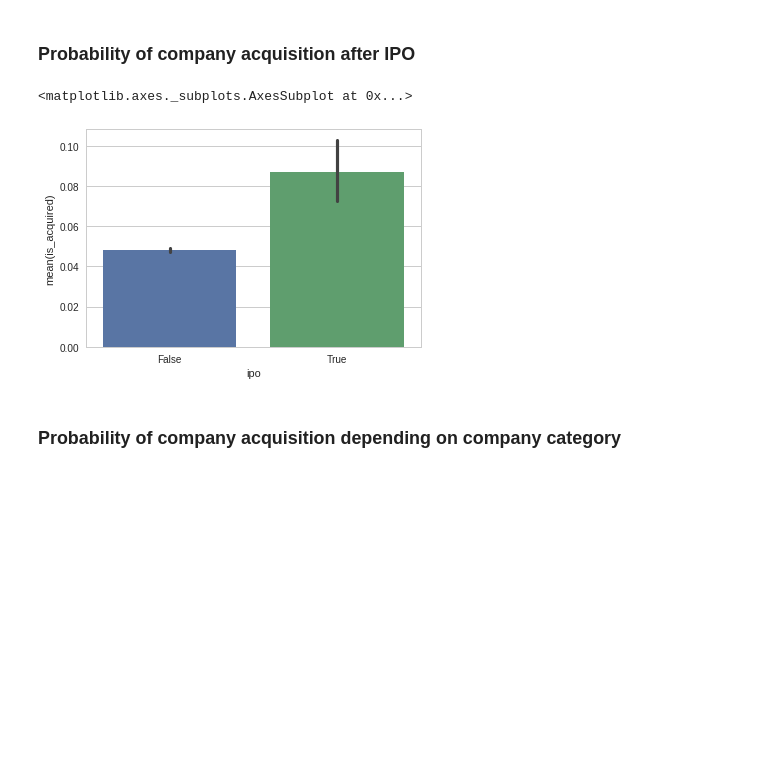
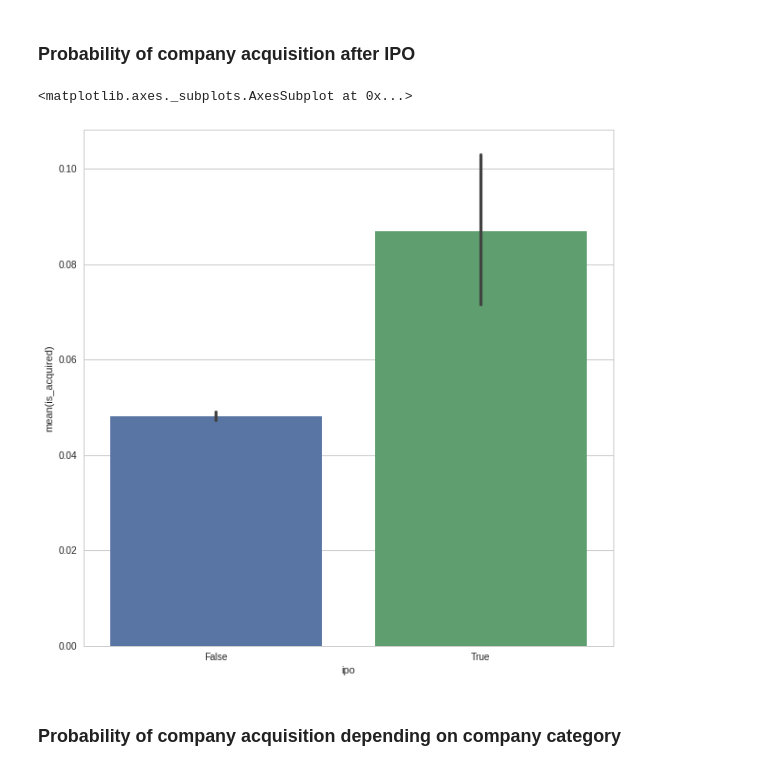
Before and after one commit to Crystalnix/crunchbase-ml, a Jupyter notebook: Correlation and Visualization.ipynb, the cells around one changed output. Cells and saved outputs as stored; diff of their text form; code cells hidden in the pictures; blank space fills up the shorter version.

```diff
--- a/Correlation and Visualization.ipynb
+++ b/Correlation and Visualization.ipynb
@@ -55,10 +56,11 @@ Name: is_acquired, dtype: float64
 # %%
 ipo_acquisition = pd.DataFrame({'ipo': df['ipo_id'].notnull(), 'is_acquired': df['acquired_at'].notnull()})
 # %%
-seaborn.barplot(x='ipo', y='is_acquired', data=ipo_acquisition)
+fig, axs = plt.subplots(1, 1, figsize=(10,10))
+seaborn.barplot(x='ipo', y='is_acquired', data=ipo_acquisition, ax=axs)
 # %% [output]
 <matplotlib.axes._subplots.AxesSubplot at 0x...>
-[figure, old version]
+[figure, new version]
 # %% [markdown]
 <H3>Probability of company acquisition depending on company category</H3>
 # %%
```
Also changed, not shown: parts of 13 cells of this notebook.
